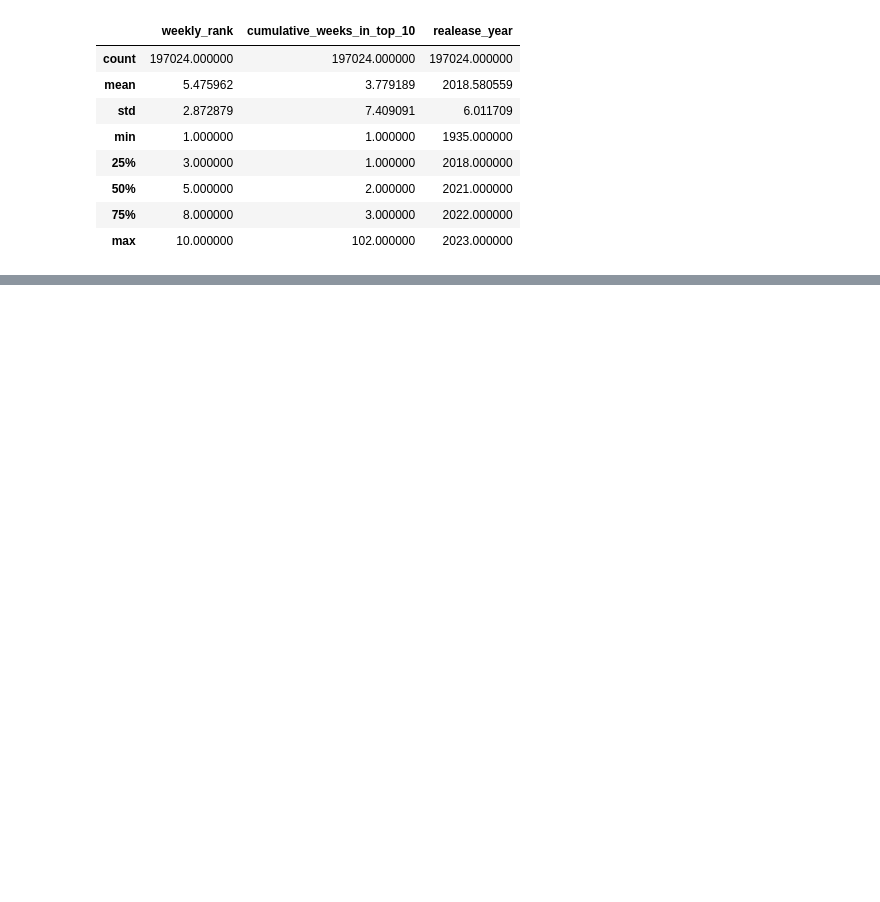
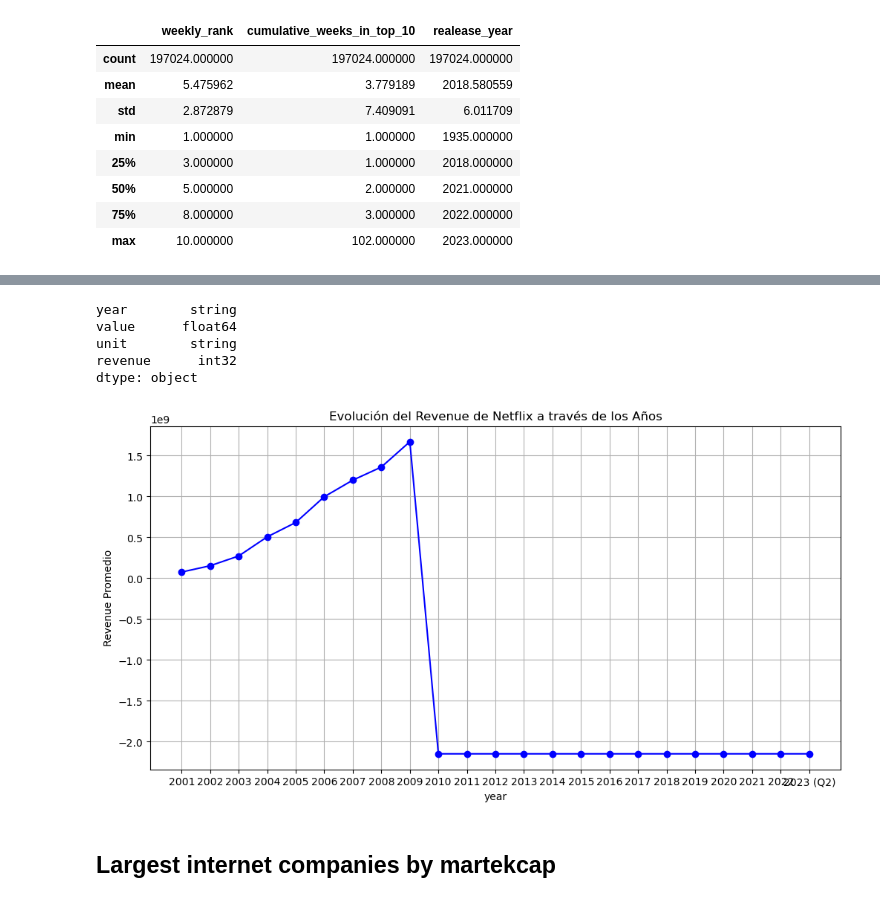
Before and after one commit to marianagrau99/Entrega_Grupo_4., a Jupyter notebook: Netflix.ipynb, the cells around one changed output, grey strips where cells are left out. Saved outputs shown, nothing was run; the diff lists cells and outputs as text; code cells hidden in the pictures; blank space fills up the shorter version.

```diff
--- a/Netflix.ipynb
+++ b/Netflix.ipynb
@@ -239,0 +883,16 @@ Netflix.head(100)
+# %%
+#Convertimos el el revenue en números enteros, multiplicandolos por un millón/billón según corresponda
+def convertir_numero(row):
+    revenue= float(row['revenue'].replace(',', ''))
+    unit = row['unit']
+
+    if unit == 'million':
+        return revenue * 1000000
+    elif unit == 'billion':
+        return revenue * 1000000000
+    else:
+        return None
+
+# Aplica la función a la columna 'revenue' y crea una nueva columna 'numero_completo'
+Netflix['numero_completo'] = Netflix.apply(convertir_numero, axis=1)
+Netflix
@@ -239,0 +917,4 @@ Netflix.head(100)
+# %%
+Netflix.rename(columns={"revenue":"value","numero_completo":"revenue"}, inplace=True)
+
+Netflix.columns
@@ -239,0 +945,4 @@ Netflix.head(100)
+# %%
+Netflix['revenue'] = pd.to_numeric(Netflix['revenue'], errors='coerce')
+
+Netflix
@@ -239,0 +967,29 @@ Netflix.head(100)
+# %%
+#Cambiamos el tipo de dato
+
+Netflix["year"]=Netflix["year"].astype("string")
+Netflix["value"]=Netflix["value"].astype("float")
+Netflix["unit"]=Netflix["unit"].astype("string")
+Netflix["revenue"]=Netflix["revenue"].astype("int")
+Netflix.dtypes
+# %% [output]
+year        string
+value      float64
+unit        string
+revenue      int32
+dtype: object
+# %%
+revenue_por_anio = Netflix.groupby('year')['revenue'].mean()
+
+#Gráfico lineal
+plt.figure(figsize=(12, 6))
+plt.plot(revenue_por_anio.index, revenue_por_anio.values, marker='o', linestyle='-', color='b')
+plt.title('Evolución del Revenue de Netflix a través de los Años')
+plt.xlabel('year')
+plt.ylabel('Revenue Promedio')
+plt.grid(True)
+plt.show()
+# %% [output]
+[figure, added]
+# %% [markdown]
+## Largest internet companies by martekcap
```
Also changed, not shown: parts of 108 cells of this notebook.
